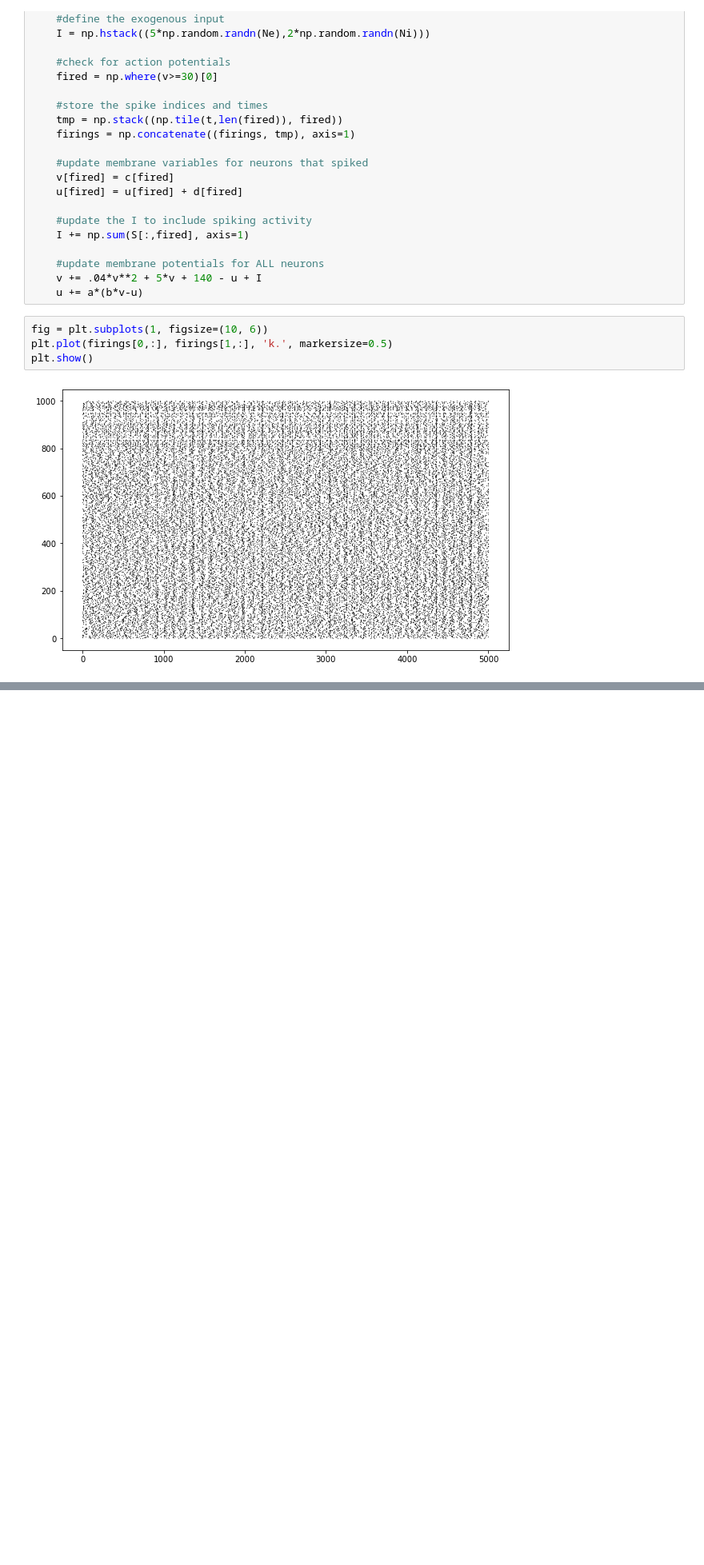
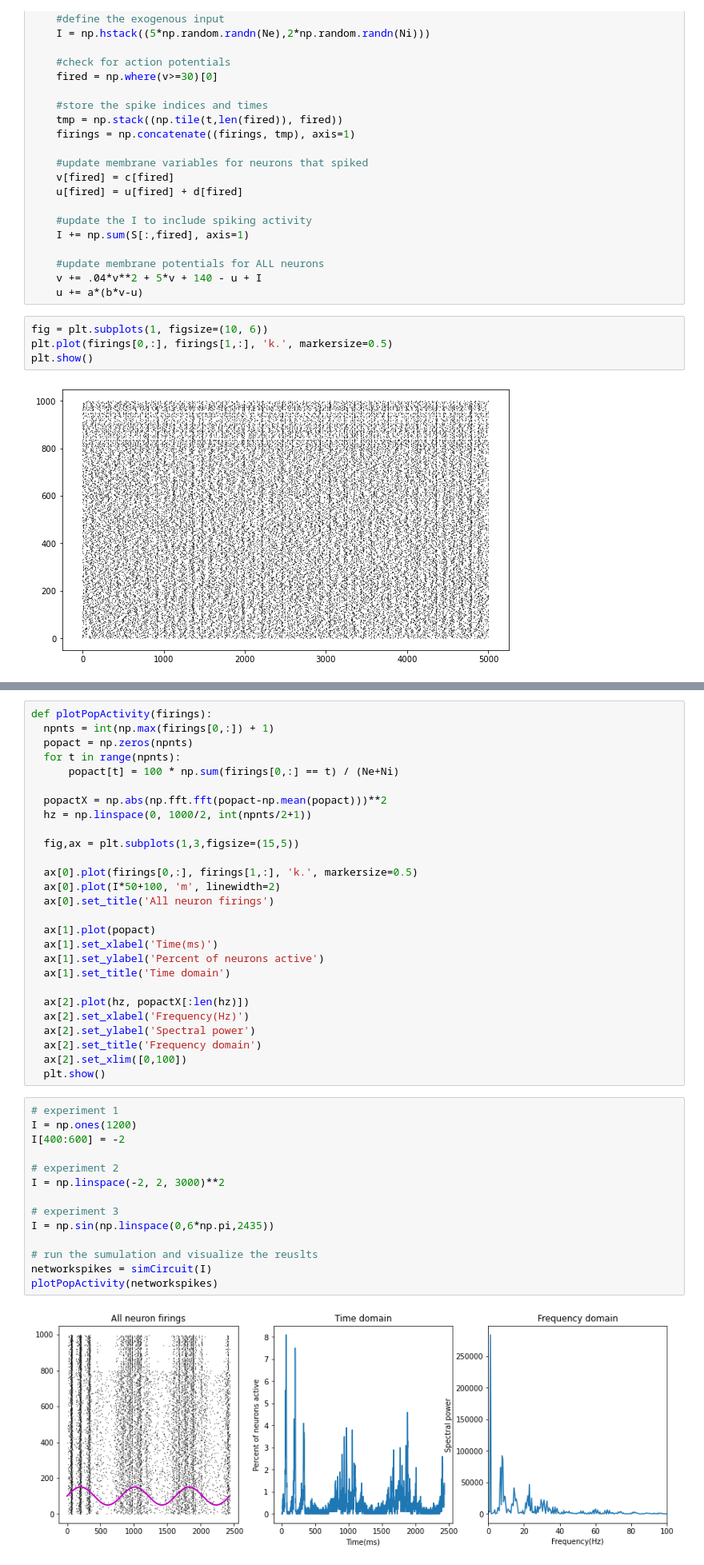
Before and after one commit to xiaoming-niu/CSCI-526-Brain-Simulation, a Jupyter notebook: final.ipynb, the cells around one changed output, grey strips where cells are left out. Shown: that part at 80% size. Cells and saved outputs as stored; diff of their text form; blank space fills up the shorter version.

```diff
--- a/final.ipynb
+++ b/final.ipynb
@@ -116,0 +150,43 @@ plt.show()
+# %%
+def plotPopActivity(firings):
+  npnts = int(np.max(firings[0,:]) + 1)
+  popact = np.zeros(npnts)
+  for t in range(npnts):
+      popact[t] = 100 * np.sum(firings[0,:] == t) / (Ne+Ni)
+
+  popactX = np.abs(np.fft.fft(popact-np.mean(popact)))**2
+  hz = np.linspace(0, 1000/2, int(npnts/2+1))
+
+  fig,ax = plt.subplots(1,3,figsize=(15,5))
+
+  ax[0].plot(firings[0,:], firings[1,:], 'k.', markersize=0.5)
+  ax[0].plot(I*50+100, 'm', linewidth=2)
+  ax[0].set_title('All neuron firings')
+
+  ax[1].plot(popact)
+  ax[1].set_xlabel('Time(ms)')
+  ax[1].set_ylabel('Percent of neurons active')
+  ax[1].set_title('Time domain')
+
+  ax[2].plot(hz, popactX[:len(hz)])
+  ax[2].set_xlabel('Frequency(Hz)')
+  ax[2].set_ylabel('Spectral power')
+  ax[2].set_title('Frequency domain')
+  ax[2].set_xlim([0,100])
+  plt.show()
+# %%
+# experiment 1
+I = np.ones(1200)
+I[400:600] = -2
+
+# experiment 2
+I = np.linspace(-2, 2, 3000)**2
+
+# experiment 3
+I = np.sin(np.linspace(0,6*np.pi,2435))
+
+# run the sumulation and visualize the reuslts
+networkspikes = simCircuit(I)
+plotPopActivity(networkspikes)
+# %% [output]
+[figure, added]
```
Also changed, not shown: parts of 4 cells of this notebook.
